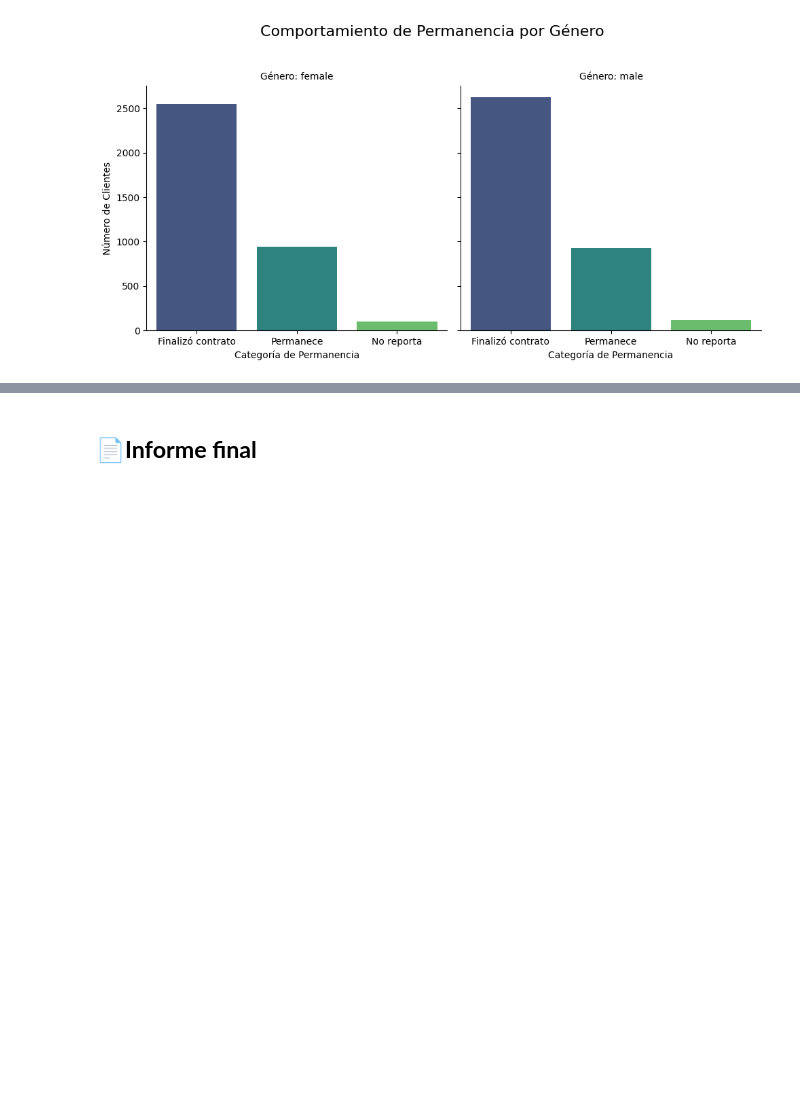
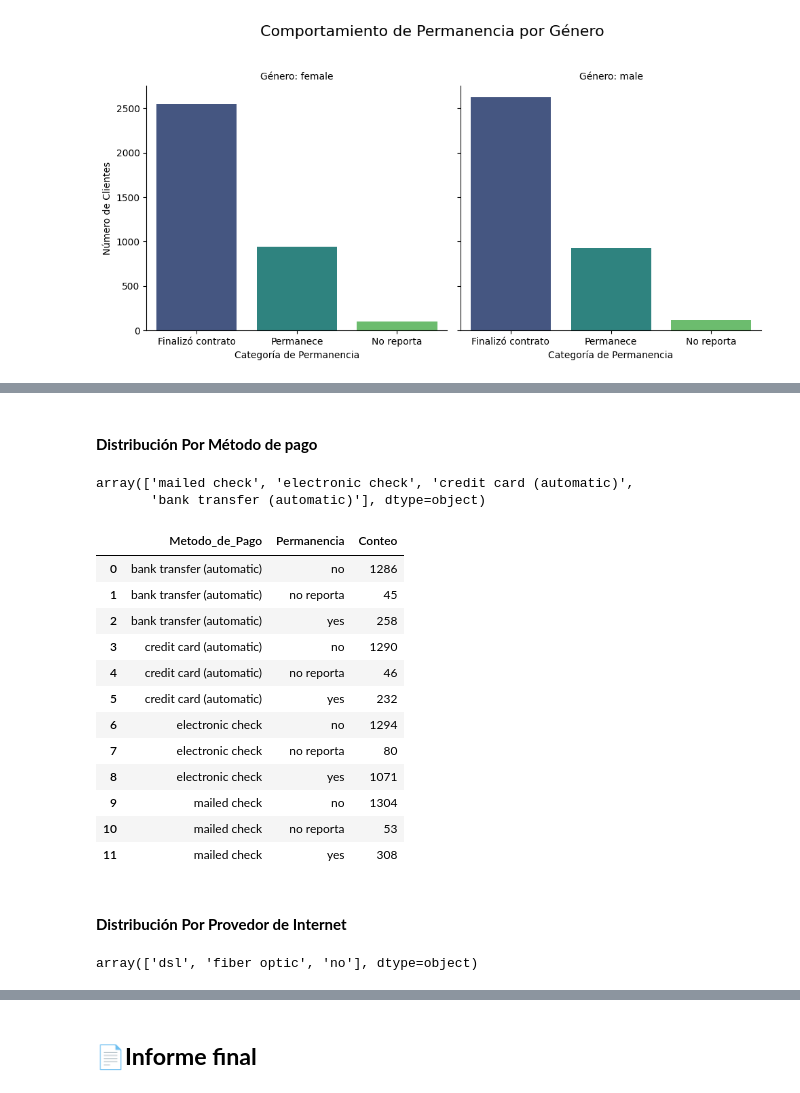
Before and after one commit to CarloR04/Challenge-Telcom_X, a Jupyter notebook: Telcom_X.ipynb, the cells around one changed output, grey strips where cells are left out. Drawn from its saved outputs; the diff is of its cells as text; code cells hidden in the pictures; blank space fills up the shorter version.

```diff
--- a/Telcom_X.ipynb
+++ b/Telcom_X.ipynb
@@ -839,0 +885,30 @@ Passing `palette` without assigning `hue` is deprecated and will be removed in v
+# %% [markdown]
+#### **Distribución Por Método de pago**
+# %%
+Data['Metodo_de_Pago'].unique()
+# %% [output]
+array(['mailed check', 'electronic check', 'credit card (automatic)',
+       'bank transfer (automatic)'], dtype=object)
+# %%
+Evasión_x_MP = Data.groupby(['Metodo_de_Pago','Permanencia'])['Permanencia'].count().reset_index(name='Conteo')
+Evasión_x_MP
+# %% [output]
+|  | Metodo_de_Pago | Permanencia | Conteo |
+| 0 | bank transfer (automatic) | no | 1286 |
+| 1 | bank transfer (automatic) | no reporta | 45 |
+| 2 | bank transfer (automatic) | yes | 258 |
+| 3 | credit card (automatic) | no | 1290 |
+| 4 | credit card (automatic) | no reporta | 46 |
+| 5 | credit card (automatic) | yes | 232 |
+| 6 | electronic check | no | 1294 |
+| 7 | electronic check | no reporta | 80 |
+| 8 | electronic check | yes | 1071 |
+| 9 | mailed check | no | 1304 |
+| 10 | mailed check | no reporta | 53 |
+| 11 | mailed check | yes | 308 |
+# %% [markdown]
+#### **Distribución Por Provedor de Internet**
+# %%
+Data['Sus_Internet'].unique()
+# %% [output]
+array(['dsl', 'fiber optic', 'no'], dtype=object)
```
Also changed, not shown: parts of 25 cells of this notebook.
